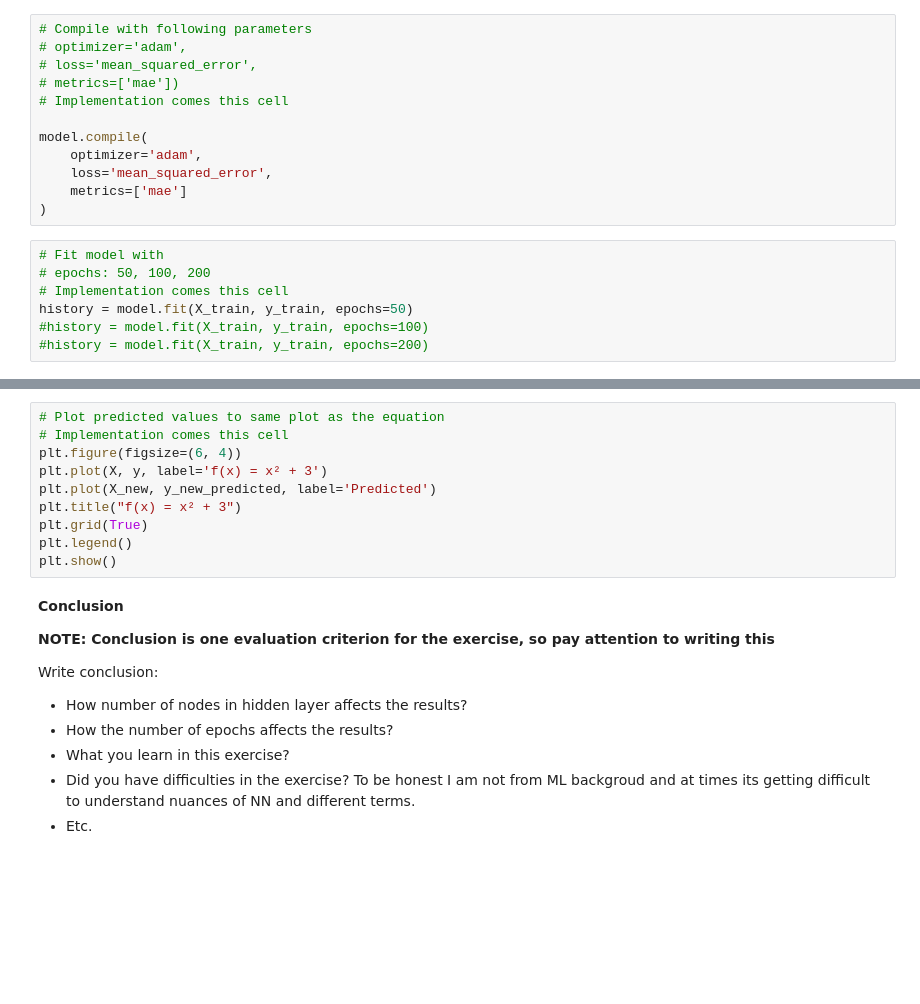
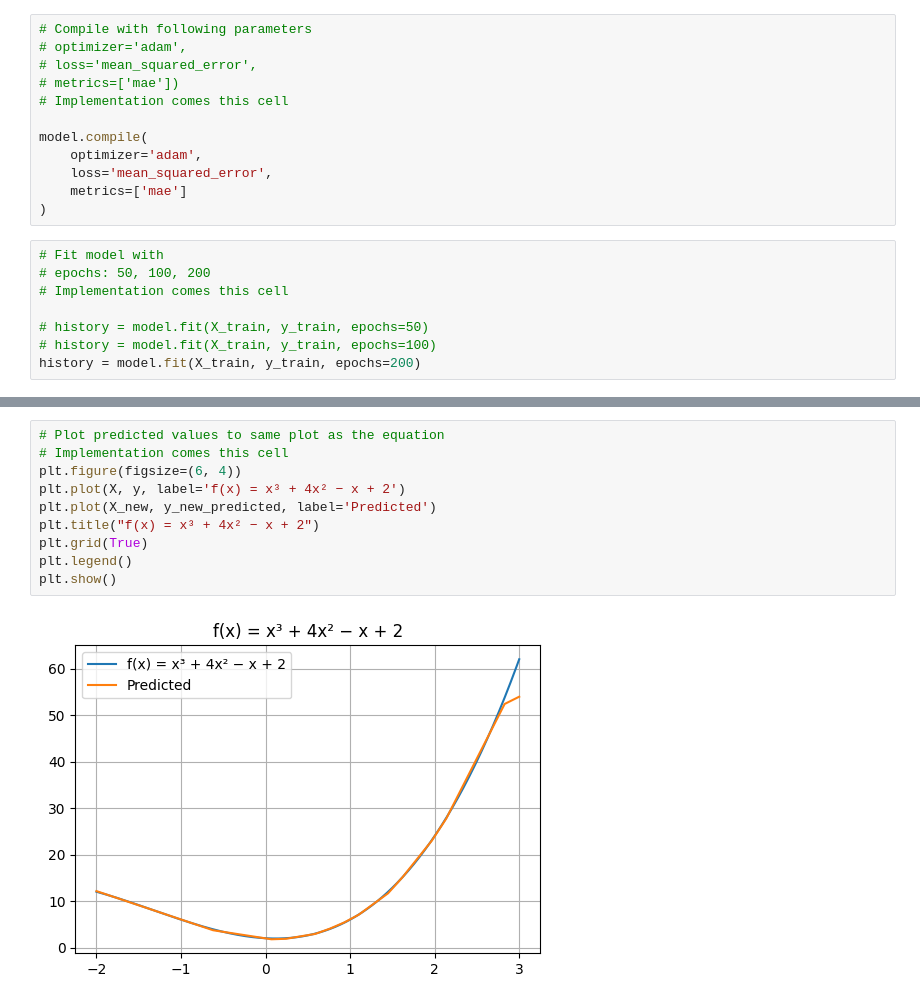
Before and after one commit to dineshsinghbisht/masterdegree, a Jupyter notebook: exercises/advdeeplearningNneuralnetwork/exc2/Exercise2-S25.ipynb, the cells around one changed output, grey strips where cells are left out. Cells and saved outputs as stored; diff of their text form; blank space fills up the shorter version.

```diff
--- a/exercises/advdeeplearningNneuralnetwork/exc2/Exercise2-S25.ipynb
+++ b/exercises/advdeeplearningNneuralnetwork/exc2/Exercise2-S25.ipynb
@@ -234,6 +254,7 @@ model.compile(
 # Fit model with
 # epochs: 50, 100, 200
 # Implementation comes this cell
-history = model.fit(X_train, y_train, epochs=50)
-#history = model.fit(X_train, y_train, epochs=100)
-#history = model.fit(X_train, y_train, epochs=200)
+
+# history = model.fit(X_train, y_train, epochs=50)
+# history = model.fit(X_train, y_train, epochs=100)
+history = model.fit(X_train, y_train, epochs=200)
@@ -250,22 +296,12 @@ y_new_predicted = model.predict(X_new)
 # %%
 # Plot predicted values to same plot as the equation
 # Implementation comes this cell
 plt.figure(figsize=(6, 4))
-plt.plot(X, y, label='f(x) = x² + 3')
+plt.plot(X, y, label='f(x) = x³ + 4x² − x + 2')
 plt.plot(X_new, y_new_predicted, label='Predicted')
-plt.title("f(x) = x² + 3")
+plt.title("f(x) = x³ + 4x² − x + 2")
 plt.grid(True)
 plt.legend()
 plt.show()
+# %% [output]
+[figure, added]
-# %% [markdown]
-__Conclusion__
-
-__NOTE: Conclusion is one evaluation criterion for the exercise, so pay attention to writing this__
-
-Write conclusion:
-- How number of nodes in hidden layer affects the results?
-- How the number of epochs affects the results?
-- What you learn in this exercise?
-- Did you have difficulties in the exercise?
-To be honest I am not from ML backgroud and at times its getting difficult to understand nuances of NN and different terms.
-- Etc.
```
Also changed, not shown: parts of 15 cells of this notebook, 13 other files.
